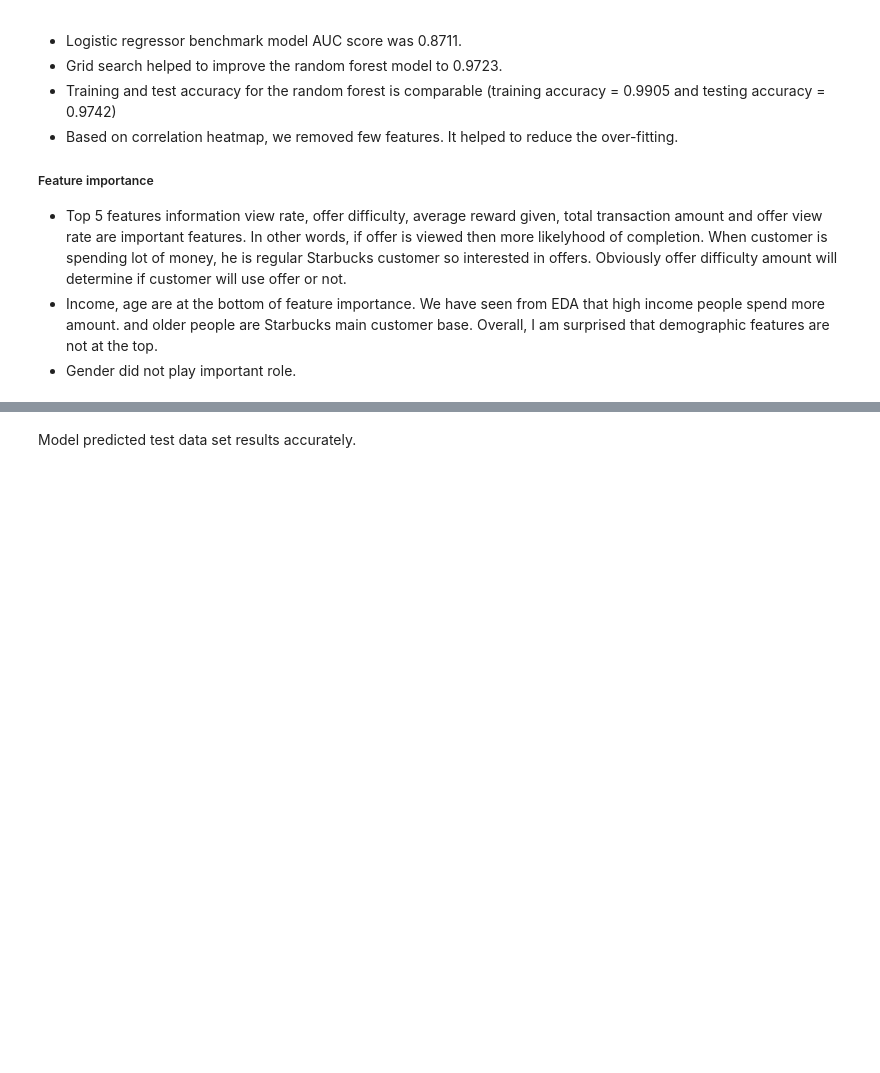
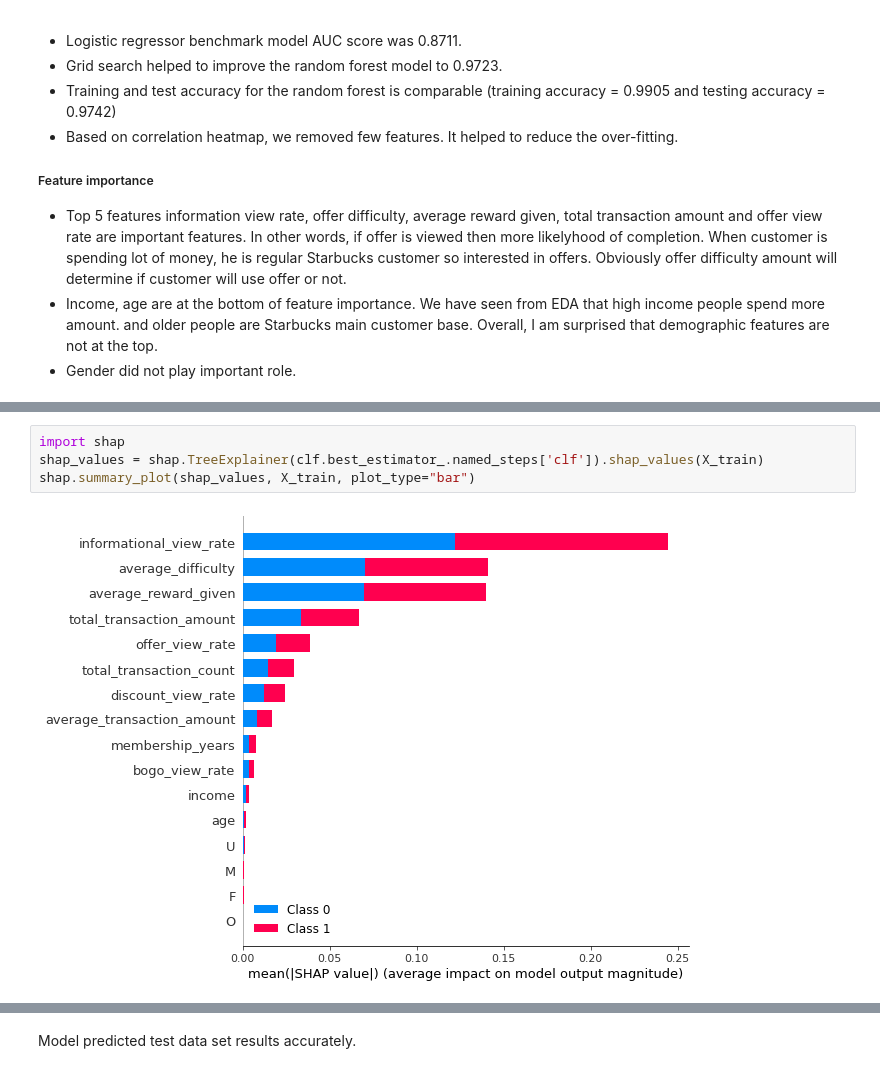
Before and after one commit to sharvaridhote/DataScience-Capstone-Udacity, a Jupyter notebook: Starbucks_Capstone_notebook.ipynb, the cells around one changed output, grey strips where cells are left out. Saved outputs shown, nothing was run; the diff lists cells and outputs as text; blank space fills up the shorter version.

```diff
--- a/Starbucks_Capstone_notebook.ipynb
+++ b/Starbucks_Capstone_notebook.ipynb
@@ -1928,3 +1928,9 @@ plot_feature_importance(feat_imp, model=clfname)
+# %%
+import shap
+shap_values = shap.TreeExplainer(clf.best_estimator_.named_steps['clf']).shap_values(X_train)
+shap.summary_plot(shap_values, X_train, plot_type="bar")
+# %% [output]
+[figure, added]
 # %%
 results = pd.DataFrame({'Classifier Name':clf_names, 'AUC':aucs})
 
```
Also changed, not shown: parts of 11 cells of this notebook.
